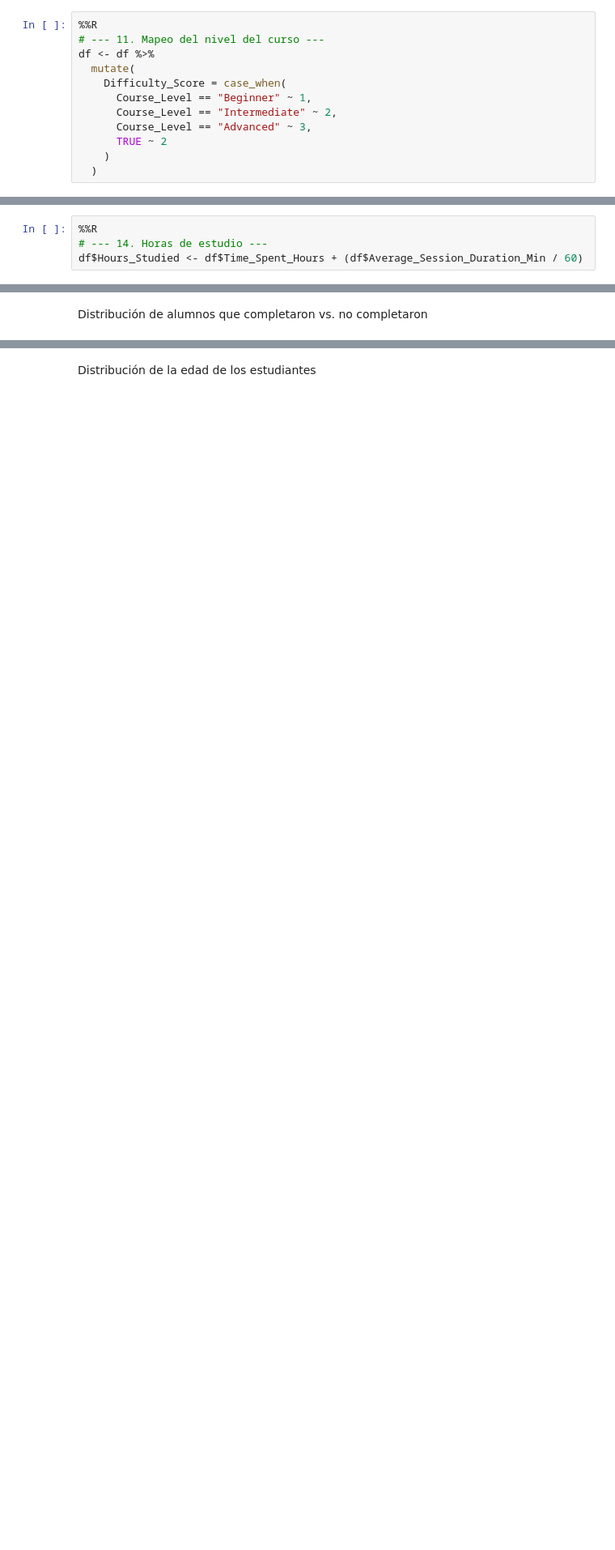
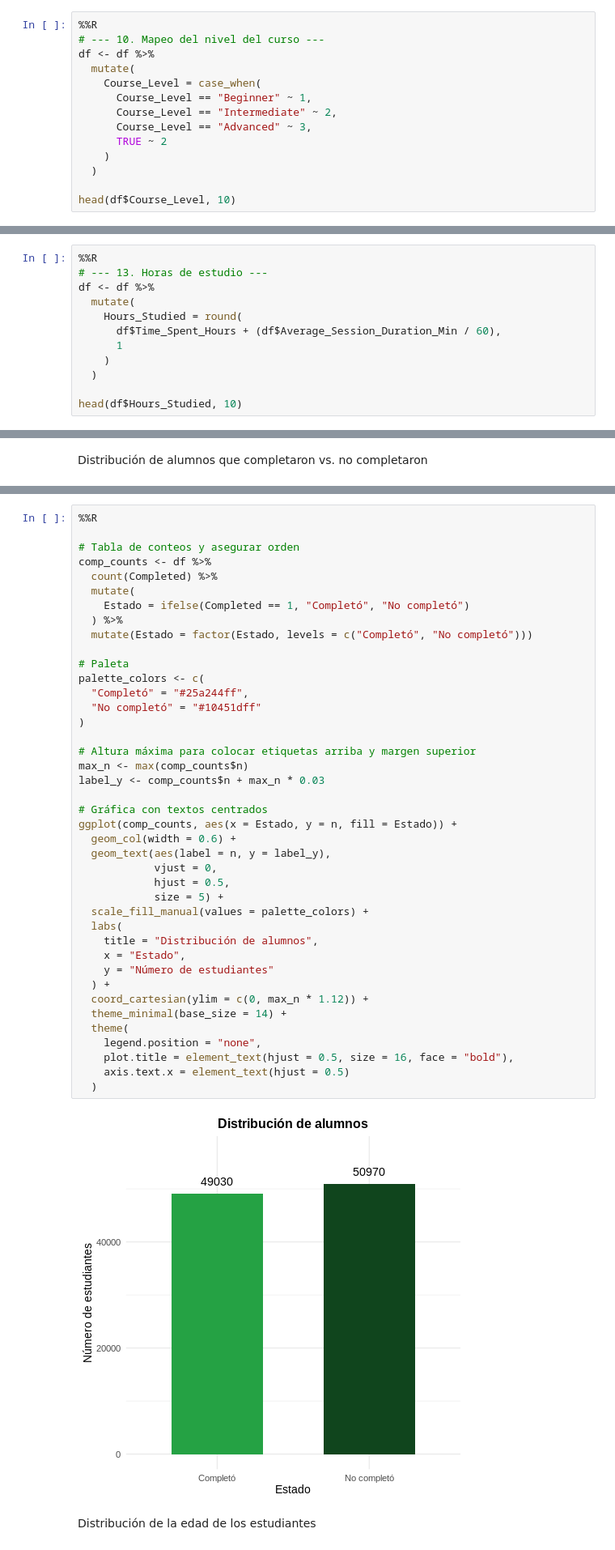
Before and after one commit to SebastianCanQue/trabajo_R_BigData, a Jupyter notebook: trabajo_bigdata_R.ipynb, the cells around one changed output, grey strips where cells are left out. Shown at 81% size. Saved outputs shown, nothing was run; the diff lists cells and outputs as text; blank space fills up the shorter version.

```diff
--- a/trabajo_bigdata_R.ipynb
+++ b/trabajo_bigdata_R.ipynb
@@ -264,12 +309,14 @@ df <- df %>%
 # %%
 %%R
-# --- 11. Mapeo del nivel del curso ---
+# --- 10. Mapeo del nivel del curso ---
 df <- df %>%
   mutate(
-    Difficulty_Score = case_when(
+    Course_Level = case_when(
       Course_Level == "Beginner" ~ 1,
       Course_Level == "Intermediate" ~ 2,
       Course_Level == "Advanced" ~ 3,
       TRUE ~ 2
     )
   )
+
+head(df$Course_Level, 10)
@@ -296,4 +357,12 @@ df <- df %>%
 # %%
 %%R
-# --- 14. Horas de estudio ---
-df$Hours_Studied <- df$Time_Spent_Hours + (df$Average_Session_Duration_Min / 60)
+# --- 13. Horas de estudio ---
+df <- df %>%
+  mutate(
+    Hours_Studied = round(
+      df$Time_Spent_Hours + (df$Average_Session_Duration_Min / 60),
+      1
+    )
+  )
+
+head(df$Hours_Studied, 10)
@@ -340,2 +400,45 @@ ggplot(df, aes(x = Completed_Flag)) +
+# %%
+%%R
+
+# Tabla de conteos y asegurar orden
+comp_counts <- df %>%
+  count(Completed) %>%
+  mutate(
+    Estado = ifelse(Completed == 1, "Completó", "No completó")
+  ) %>%
+  mutate(Estado = factor(Estado, levels = c("Completó", "No completó")))
+
+# Paleta
+palette_colors <- c(
+  "Completó" = "#25a244ff",
+  "No completó" = "#10451dff"
+)
+
+# Altura máxima para colocar etiquetas arriba y margen superior
+max_n <- max(comp_counts$n)
+label_y <- comp_counts$n + max_n * 0.03
+
+# Gráfica con textos centrados
+ggplot(comp_counts, aes(x = Estado, y = n, fill = Estado)) +
+  geom_col(width = 0.6) +
+  geom_text(aes(label = n, y = label_y),
+            vjust = 0,
+            hjust = 0.5,
+            size = 5) +
+  scale_fill_manual(values = palette_colors) +
+  labs(
+    title = "Distribución de alumnos",
+    x = "Estado",
+    y = "Número de estudiantes"
+  ) +
+  coord_cartesian(ylim = c(0, max_n * 1.12)) +
+  theme_minimal(base_size = 14) +
+  theme(
+    legend.position = "none",
+    plot.title = element_text(hjust = 0.5, size = 16, face = "bold"),
+    axis.text.x = element_text(hjust = 0.5)
+  )
+# %% [output]
+[figure, added]
 # %% [markdown]
 Distribución de la edad de los estudiantes
```
Also changed, not shown: parts of 30 cells of this notebook, 2 other files.
